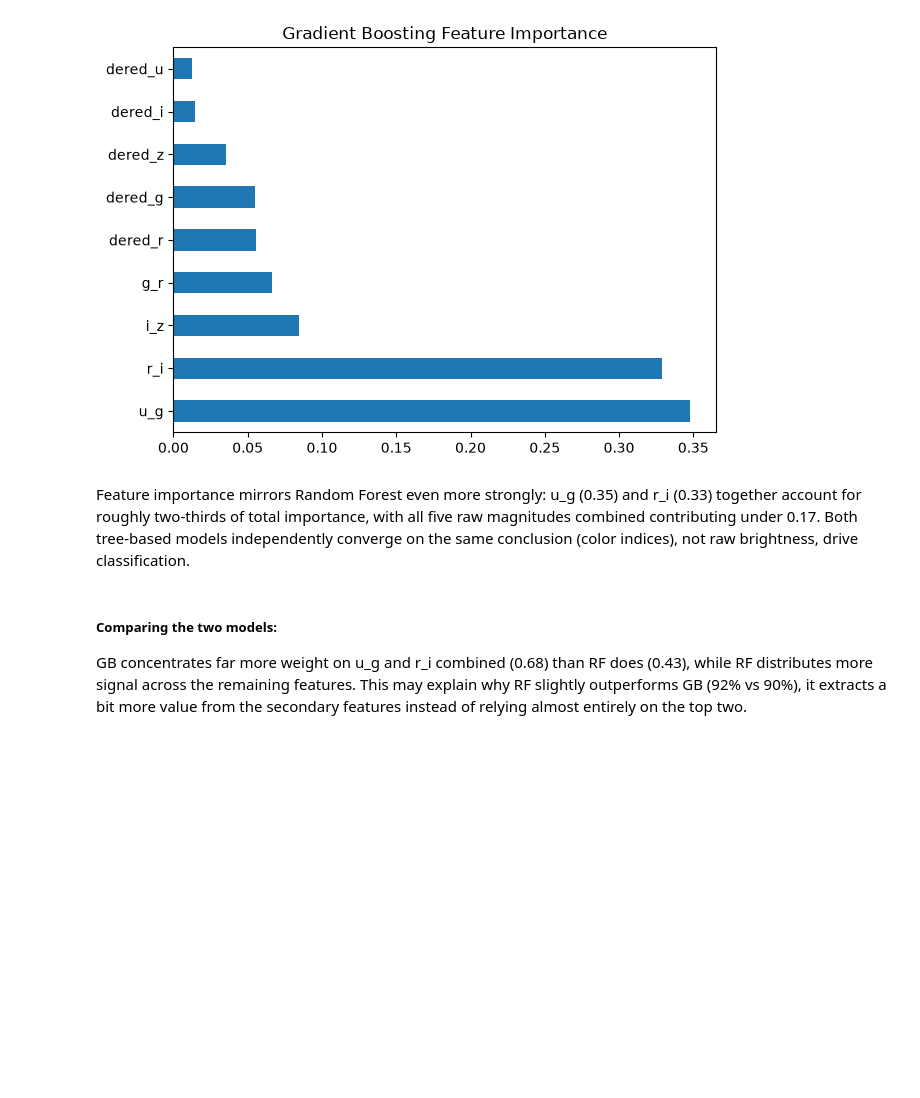
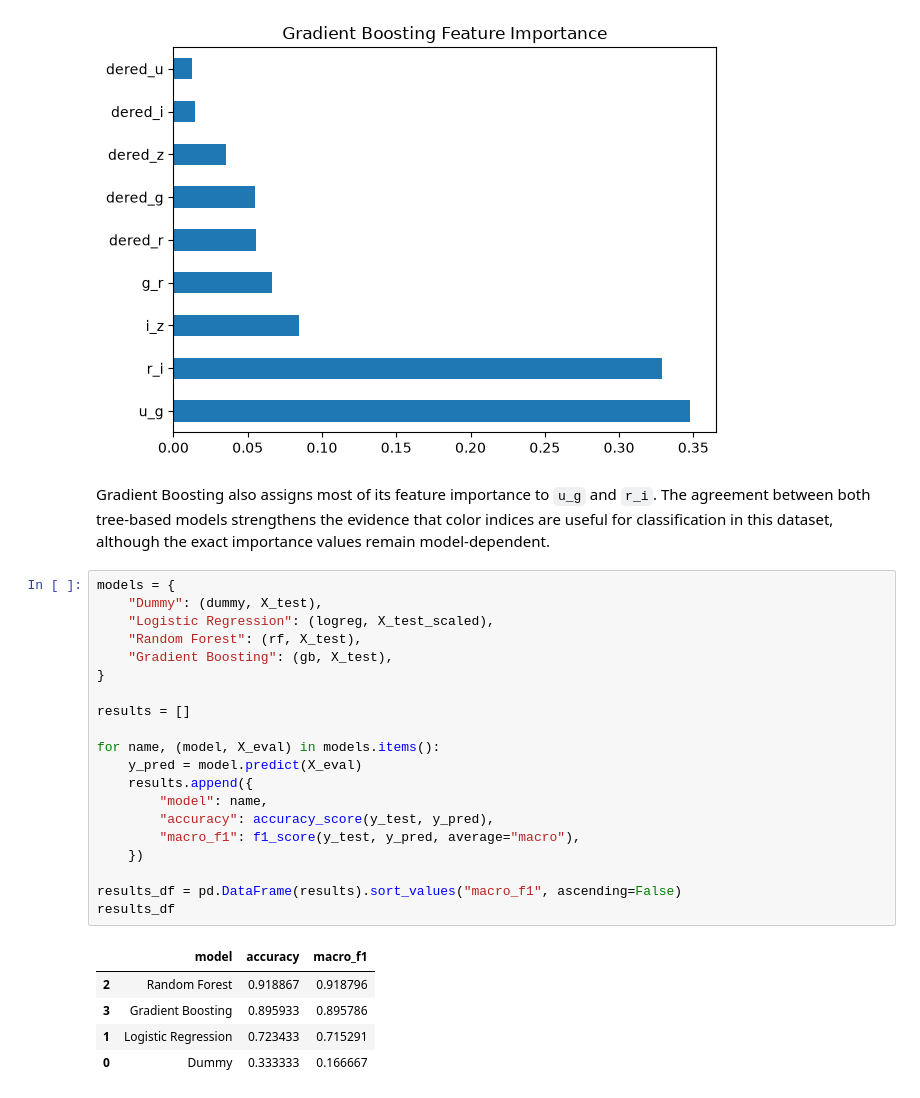
Before and after one commit to kalilank/Redshifted, a Jupyter notebook: notebooks/04_object_classification.ipynb, the cells around one changed output. Saved outputs shown, nothing was run; the diff lists cells and outputs as text; blank space fills up the shorter version.

Commit message:
notebook: object classification -  RF achieves 92% macro F1

```diff
--- a/notebooks/04_object_classification.ipynb
+++ b/notebooks/04_object_classification.ipynb
@@ -161,15 +186,33 @@ plt.show()
 # %% [output]
 [figure]
 # %% [markdown]
-Feature importance mirrors Random Forest even more strongly: u_g (0.35) and
-r_i (0.33) together account for roughly two-thirds of total importance, with
-all five raw magnitudes combined contributing under 0.17. Both tree-based
-models independently converge on the same conclusion (color indices), not raw
-brightness, drive classification.
+Gradient Boosting also assigns most of its feature importance to `u_g` and
+`r_i`. The agreement between both tree-based models strengthens the evidence
+that color indices are useful for classification in this dataset, although the
+exact importance values remain model-dependent.
-# %% [markdown]
-##### Comparing the two models:
-GB concentrates far more weight on u_g and r_i
-combined (0.68) than RF does (0.43), while RF distributes more signal across
-the remaining features. This may explain why RF slightly outperforms GB
-(92% vs 90%), it extracts a bit more value from the secondary features
-instead of relying almost entirely on the top two.
+# %%
+models = {
+    "Dummy": (dummy, X_test),
+    "Logistic Regression": (logreg, X_test_scaled),
+    "Random Forest": (rf, X_test),
+    "Gradient Boosting": (gb, X_test),
+}
+
+results = []
+
+for name, (model, X_eval) in models.items():
+    y_pred = model.predict(X_eval)
+    results.append({
+        "model": name,
+        "accuracy": accuracy_score(y_test, y_pred),
+        "macro_f1": f1_score(y_test, y_pred, average="macro"),
+    })
+
+results_df = pd.DataFrame(results).sort_values("macro_f1", ascending=False)
+results_df
+# %% [output]
+|  | model | accuracy | macro_f1 |
+| 2 | Random Forest | 0.918867 | 0.918796 |
+| 3 | Gradient Boosting | 0.895933 | 0.895786 |
+| 1 | Logistic Regression | 0.723433 | 0.715291 |
+| 0 | Dummy | 0.333333 | 0.166667 |
```
Also changed, not shown: parts of 10 cells of this notebook.
